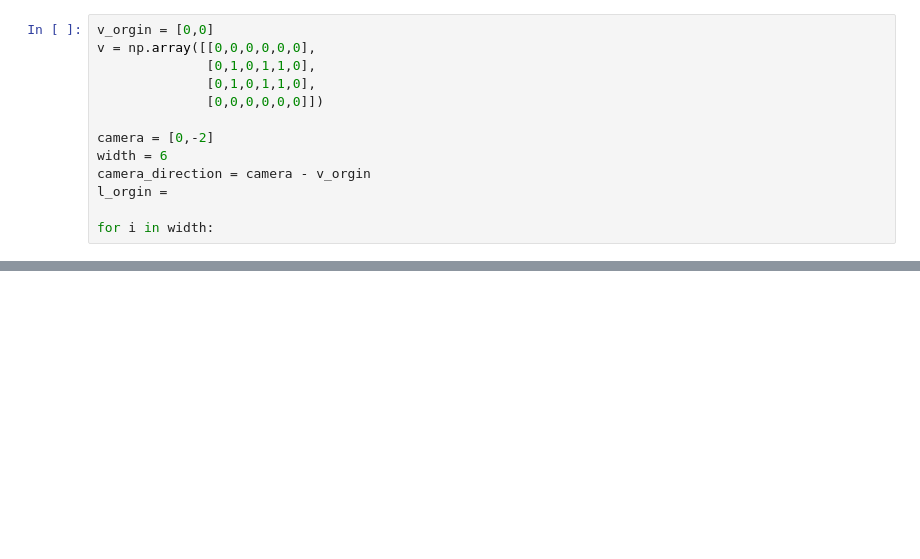
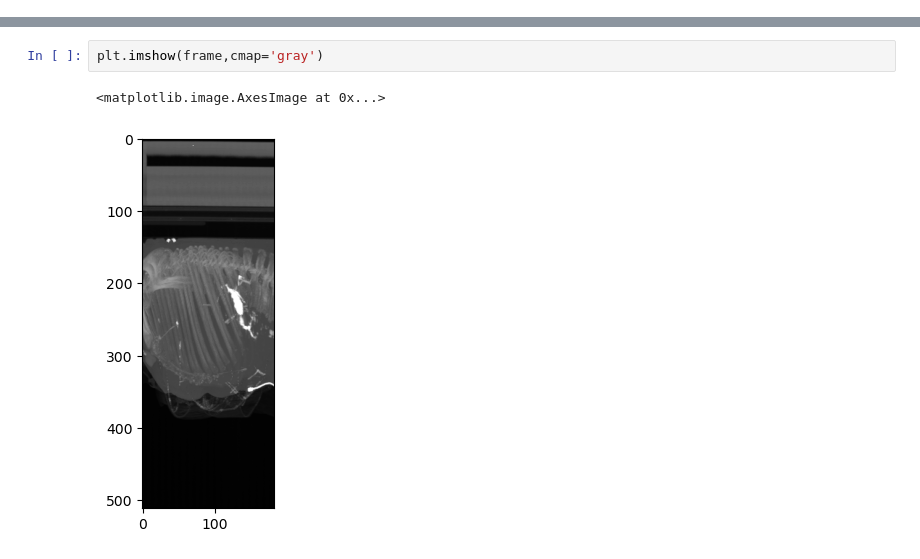
Before and after one commit to mmarlett11765/VTBingBong, a Jupyter notebook: WorkingFile.ipynb, the cells around one changed output, grey strips where cells are left out. Drawn from its saved outputs; the diff is of its cells as text; blank space fills up the shorter version.

```diff
--- a/WorkingFile.ipynb
+++ b/WorkingFile.ipynb
@@ -69,13 +35,0 @@ print(ray.direction)
-# %%
-v_orgin = [0,0]
-v = np.array([[0,0,0,0,0,0],
-              [0,1,0,1,1,0],
-              [0,1,0,1,1,0],
-              [0,0,0,0,0,0]])
-
-camera = [0,-2]
-width = 6
-camera_direction = camera - v_orgin
-l_orgin =
-
-for i in width:
@@ -90,0 +101,5 @@ def Ray(orgin,direction):
+# %%
+plt.imshow(frame,cmap='gray')
+# %% [output]
+<matplotlib.image.AxesImage at 0x...>
+[figure, added]
```
Also changed, not shown: parts of 26 cells of this notebook, 4 other files.
